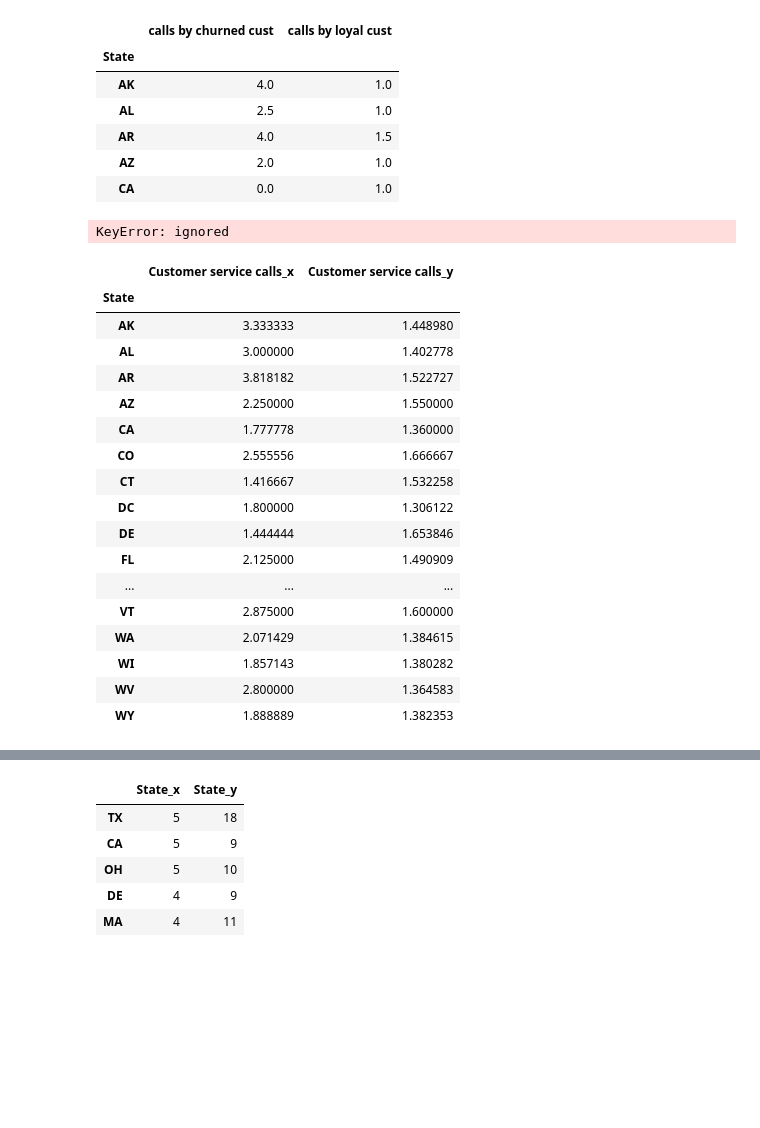
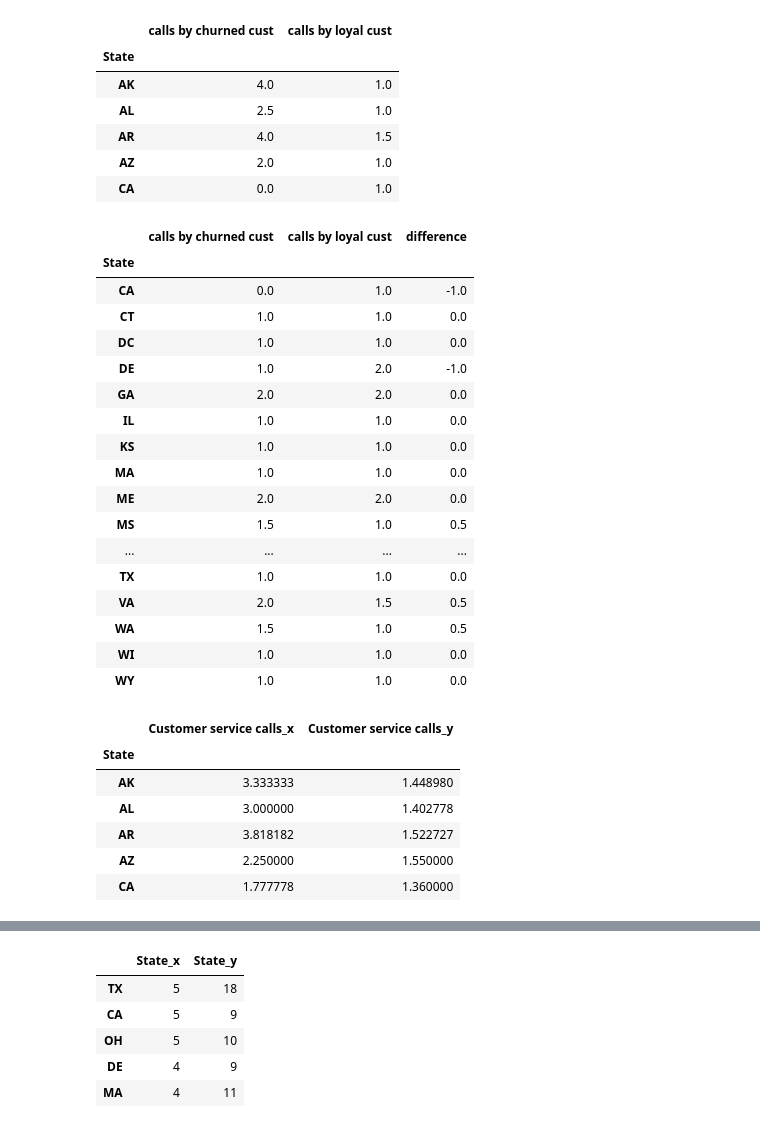
Before and after one commit to Ashvin-Vargez/Telecom-Churn-Analysis-EDA-Project-, a Jupyter notebook: eda_Telecom_Churn_Analysis_Capstone_Project.ipynb, the cells around one changed output, grey strips where cells are left out. Drawn from its saved outputs; the diff is of its cells as text; code cells hidden in the pictures; blank space fills up the shorter version.

```diff
--- a/eda_Telecom_Churn_Analysis_Capstone_Project.ipynb
+++ b/eda_Telecom_Churn_Analysis_Capstone_Project.ipynb
@@ -281,28 +281,35 @@ median_calls.head()
 | AZ | 2.0 | 1.0 |
 | CA | 0.0 | 1.0 |
 # %%
-median_calls['calls by loyal cust']>3
+median_calls['difference'] = median_calls['calls by churned cust']- median_calls['calls by loyal cust']
+median_calls[median_calls['difference']<=.5]
 # %% [output]
-KeyError: ignored
+|  | calls by churned cust | calls by loyal cust | difference |
+| State |  |  |  |
+| CA | 0.0 | 1.0 | -1.0 |
+| CT | 1.0 | 1.0 | 0.0 |
+| DC | 1.0 | 1.0 | 0.0 |
+| DE | 1.0 | 2.0 | -1.0 |
+| GA | 2.0 | 2.0 | 0.0 |
+| IL | 1.0 | 1.0 | 0.0 |
+| KS | 1.0 | 1.0 | 0.0 |
+| MA | 1.0 | 1.0 | 0.0 |
+| ME | 2.0 | 2.0 | 0.0 |
+| MS | 1.5 | 1.0 | 0.5 |
+| ... | ... | ... | ... |
+| TX | 1.0 | 1.0 | 0.0 |
+| VA | 2.0 | 1.5 | 0.5 |
+| WA | 1.5 | 1.0 | 0.5 |
+| WI | 1.0 | 1.0 | 0.0 |
+| WY | 1.0 | 1.0 | 0.0 |
 # %%
 mean_calls = pd.merge(df_churn.groupby('State')['Customer service calls'].mean(), df_loyal.groupby('State')['Customer service calls'].mean(), how = 'inner', left_index = True, right_index = True)
-mean_calls
+mean_calls.head()
 # %% [output]
 |  | Customer service calls_x | Customer service calls_y |
 | State |  |  |
 | AK | 3.333333 | 1.448980 |
 | AL | 3.000000 | 1.402778 |
 | AR | 3.818182 | 1.522727 |
 | AZ | 2.250000 | 1.550000 |
 | CA | 1.777778 | 1.360000 |
-| CO | 2.555556 | 1.666667 |
-| CT | 1.416667 | 1.532258 |
-| DC | 1.800000 | 1.306122 |
-| DE | 1.444444 | 1.653846 |
-| FL | 2.125000 | 1.490909 |
-| ... | ... | ... |
-| VT | 2.875000 | 1.600000 |
-| WA | 2.071429 | 1.384615 |
-| WI | 1.857143 | 1.380282 |
-| WV | 2.800000 | 1.364583 |
-| WY | 1.888889 | 1.382353 |
```
Also changed, not shown: parts of 1 cell of this notebook.
